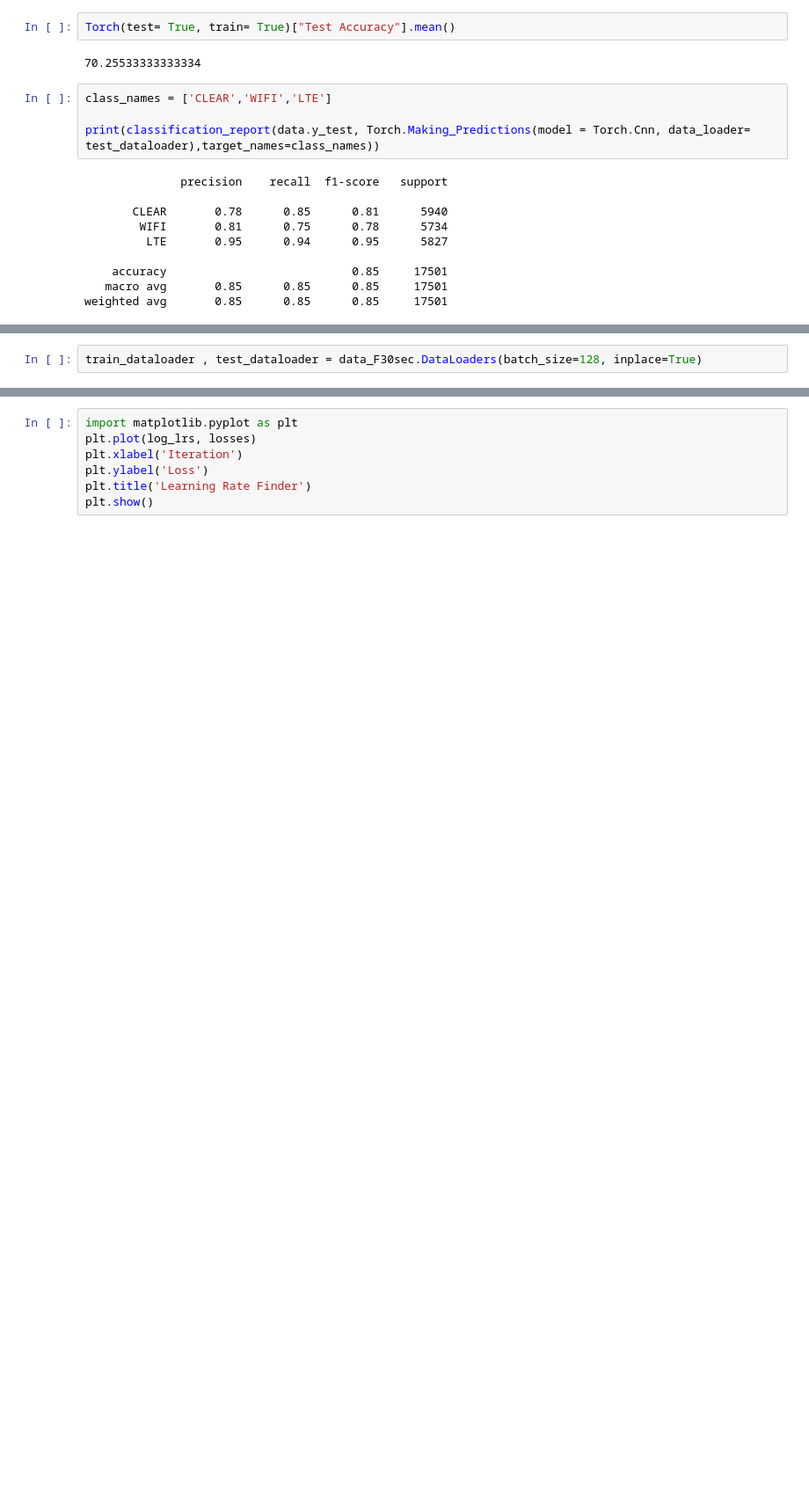
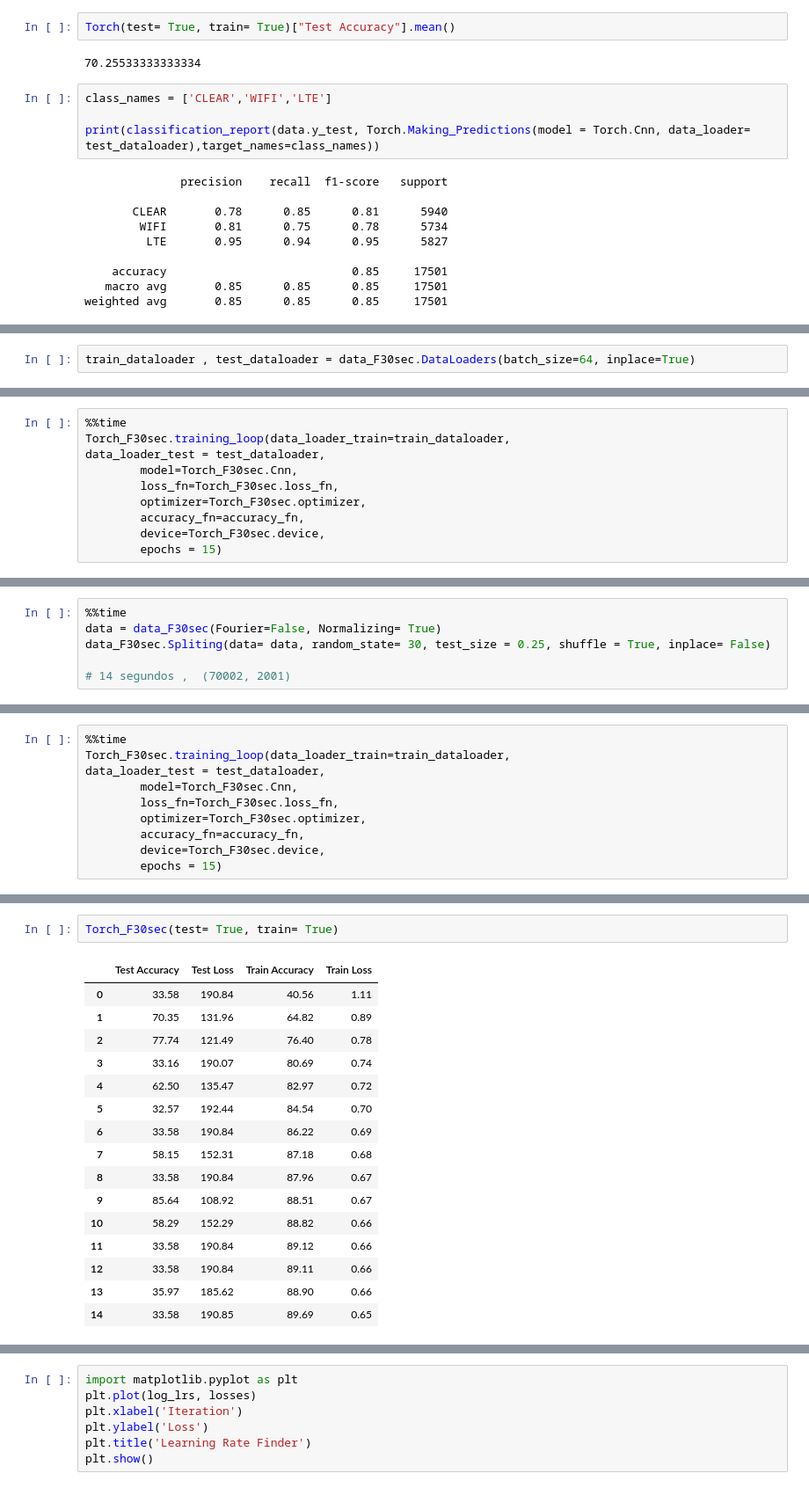
Before and after one commit to JanathanPlanas/Deep-learning-AICT, a Jupyter notebook: Cnn-Pytorch/cnn.ipynb, the cells around one changed output, grey strips where cells are left out. Shown at 88% size. Cells and saved outputs as stored; diff of their text form; blank space fills up the shorter version.

```diff
--- a/Cnn-Pytorch/cnn.ipynb
+++ b/Cnn-Pytorch/cnn.ipynb
@@ -359,2 +304,2 @@ data_F30sec.Spliting(data= data_F30sec, random_state= 30, test_size = 0.25, shuf
 # %%
-train_dataloader , test_dataloader = data_F30sec.DataLoaders(batch_size=128, inplace=True)
+train_dataloader , test_dataloader = data_F30sec.DataLoaders(batch_size=64, inplace=True)
@@ -360,0 +313,10 @@ train_dataloader , test_dataloader = data_F30sec.DataLoaders(batch_size=128, inp
+# %%
+%%time
+Torch_F30sec.training_loop(data_loader_train=train_dataloader,
+data_loader_test = test_dataloader,
+        model=Torch_F30sec.Cnn,
+        loss_fn=Torch_F30sec.loss_fn,
+        optimizer=Torch_F30sec.optimizer,
+        accuracy_fn=accuracy_fn,
+        device=Torch_F30sec.device,
+        epochs = 15)
@@ -411,0 +404,6 @@ AttributeError: 'Adam' object has no attribute 'param_group'
+# %%
+%%time
+data = data_F30sec(Fourier=False, Normalizing= True)
+data_F30sec.Spliting(data= data, random_state= 30, test_size = 0.25, shuffle = True, inplace= False)
+
+# 14 segundos ,  (70002, 2001)
@@ -411,0 +440,10 @@ AttributeError: 'Adam' object has no attribute 'param_group'
+# %%
+%%time
+Torch_F30sec.training_loop(data_loader_train=train_dataloader,
+data_loader_test = test_dataloader,
+        model=Torch_F30sec.Cnn,
+        loss_fn=Torch_F30sec.loss_fn,
+        optimizer=Torch_F30sec.optimizer,
+        accuracy_fn=accuracy_fn,
+        device=Torch_F30sec.device,
+        epochs = 15)
@@ -411,0 +496,19 @@ AttributeError: 'Adam' object has no attribute 'param_group'
+# %%
+Torch_F30sec(test= True, train= True)
+# %% [output]
+|  | Test Accuracy | Test Loss | Train Accuracy | Train Loss |
+| 0 | 33.58 | 190.84 | 40.56 | 1.11 |
+| 1 | 70.35 | 131.96 | 64.82 | 0.89 |
+| 2 | 77.74 | 121.49 | 76.40 | 0.78 |
+| 3 | 33.16 | 190.07 | 80.69 | 0.74 |
+| 4 | 62.50 | 135.47 | 82.97 | 0.72 |
+| 5 | 32.57 | 192.44 | 84.54 | 0.70 |
+| 6 | 33.58 | 190.84 | 86.22 | 0.69 |
+| 7 | 58.15 | 152.31 | 87.18 | 0.68 |
+| 8 | 33.58 | 190.84 | 87.96 | 0.67 |
+| 9 | 85.64 | 108.92 | 88.51 | 0.67 |
+| 10 | 58.29 | 152.29 | 88.82 | 0.66 |
+| 11 | 33.58 | 190.84 | 89.12 | 0.66 |
+| 12 | 33.58 | 190.84 | 89.11 | 0.66 |
+| 13 | 35.97 | 185.62 | 88.90 | 0.66 |
+| 14 | 33.58 | 190.85 | 89.69 | 0.65 |
```
Also changed, not shown: parts of 47 cells of this notebook, 2 other files.
